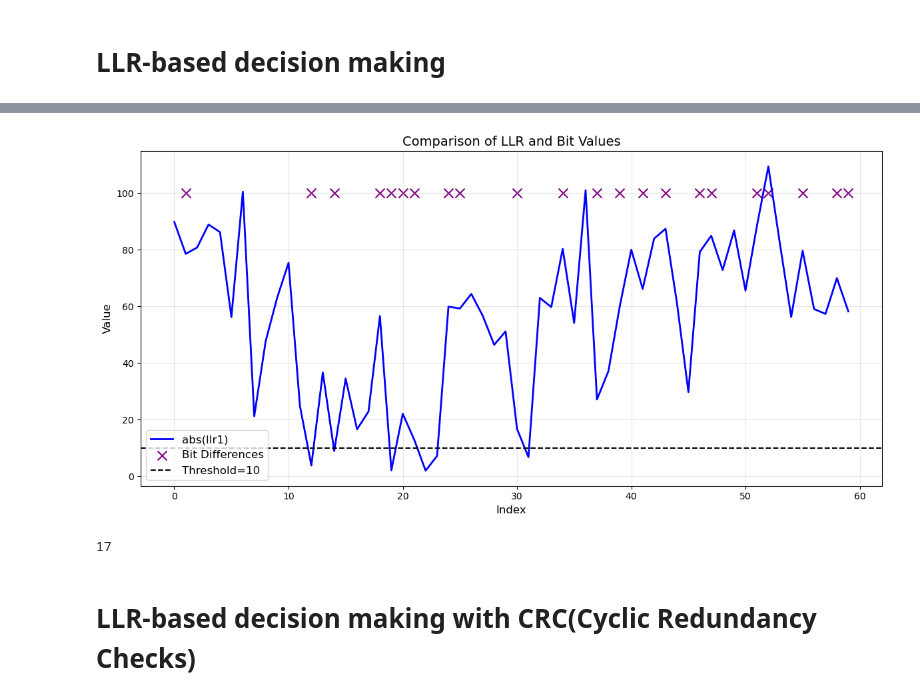
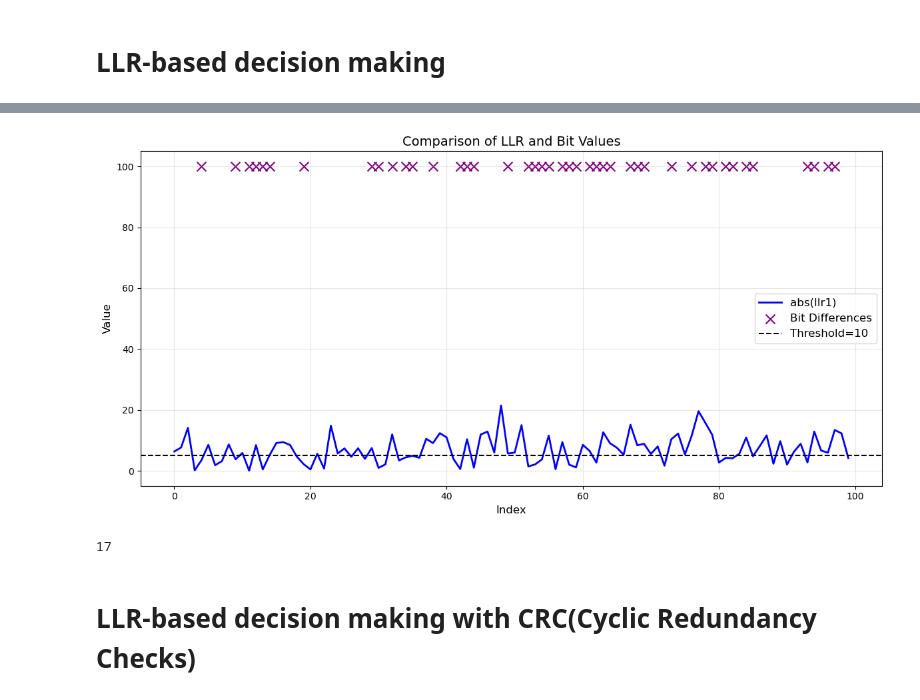
Before and after one commit to ssubrahmaniyan/wireless_channel_estimation, a Jupyter notebook: Release/Channel Prediction with LDPC/LDPC_AR.ipynb, the cells around one changed output, grey strips where cells are left out. Cells and saved outputs as stored; diff of their text form; code cells hidden in the pictures.

```diff
--- a/Release/Channel Prediction with LDPC/LDPC_AR.ipynb
+++ b/Release/Channel Prediction with LDPC/LDPC_AR.ipynb
@@ -609,13 +626,14 @@ def autoreg_simulate(Fd, Fs, channel_vals, mse_threshold, N, ebno_db, packet_siz
 # %%
 Fs = 100000  # Sampling frequency
-Fd = 1000    # Doppler frequency
+Fd = 100    # Doppler frequency
 mse_threshold = 0.1  # Threshold for MSE
 N = 100000   # Total samples
 ebno_db = 10     # Signal-to-noise ratio in dB (interpreted as Eb/N0 for coded system)
-packet_size = 30  # Bits per packet
-pilot_size = 20  # Pilot bits
-var_order = 20  # VAR model order
-initial_pilots = 22  # Initial pilots
+packet_size = 50  # Bits per packet
+pilot_size = 50  # Pilot bits
+var_order = 25  # VAR model order
+initial_pilots = 27  # Initial pilots
+channel_vals = jakes_doppler(N, 1, Fs, Fd)
 retrans_frequency, ber, data_bits1, dbar1, total_bits_ber = autoreg_simulate(Fd, Fs, channel_vals, mse_threshold, N, ebno_db, packet_size, pilot_size, var_order, initial_pilots)
 print(retrans_frequency)
 print(ber)
@@ -1167,20 +1152,20 @@ def autoreg_ldpc_simulate2(Fd, Fs, channel_vals, mse_threshold, N, ebno_db, pack
 # %%
-# Set parameters
-Fs = 100000  # Sampling frequency
-Fd = 1000    # Doppler frequency
-mse_threshold = 0.1  # Threshold for MSE
-N = 100000   # Total samples
-ebno_db = 10     # Signal-to-noise ratio in dB (interpreted as Eb/N0 for coded system)
-packet_size = 30  # Bits per packet
-pilot_size = 20  # Pilot bits
-var_order = 20  # VAR model order
-initial_pilots = 22  # Initial pilots
+# # Set parameters
+# Fs = 100000  # Sampling frequency
+# Fd = 1000    # Doppler frequency
+# mse_threshold = 0.1  # Threshold for MSE
+# N = 100000   # Total samples
+# ebno_db = 10     # Signal-to-noise ratio in dB (interpreted as Eb/N0 for coded system)
+# packet_size = 30  # Bits per packet
+# pilot_size = 20  # Pilot bits
+# var_order = 20  # VAR model order
+# initial_pilots = 22  # Initial pilots
 
-# Generate and load channels
-generate_channels_for_doppler_frequencies(Fd, Fs, N)
-with open("channels.txt", "r") as f:
-    channel_vals = [json.loads(line)[0] for line in f]
-channel_vals = np.array([complex(re, im) for re, im in channel_vals])
+# # Generate and load channels
+# generate_channels_for_doppler_frequencies(Fd, Fs, N)
+# with open("channels.txt", "r") as f:
+#     channel_vals = [json.loads(line)[0] for line in f]
+# channel_vals = np.array([complex(re, im) for re, im in channel_vals])
 # %%
 # Run simulation
 retrans_frequency, ber, llr1, re_encoded_bits1, encoded_bits1, total_bits_ber = autoreg_ldpc_simulate2(
@@ -1200,5 +1185,5 @@ Data bits: 8670
 # %%
-x = np.arange(0, 60)
+x = np.arange(0, 100)
 # Create a figure and axis
 plt.figure(figsize=(12, 6))
 # Plot the absolute LLR values
@@ -1210,35 +1195,35 @@ if isinstance(re_encoded_bits1, tf.Tensor):
 
 # Plot the original encoded bits
 if isinstance(encoded_bits1, tf.Tensor):
     encoded_bits1 = encoded_bits1.numpy()
 
 re_encoded_flat = re_encoded_bits1.flatten()[:100]
 encoded_flat = encoded_bits1.flatten()[:100]
 
 # Find points where re_encoded_bits and encoded_bits differ
 diff_indices = np.where(re_encoded_flat != encoded_flat)[0]
 
 # Plot these points at a value of 100
 if len(diff_indices) > 0:
     plt.scatter(diff_indices, np.ones_like(diff_indices) * 100,
                 color='purple', s=100, marker='x', label='Bit Differences')
 
 # Plot the constant value of 10
-plt.axhline(y=10, color='k', linestyle='--', label='Threshold=10')
+plt.axhline(y=5, color='k', linestyle='--', label='Threshold=10')
 
 # Add labels and legend
 plt.xlabel('Index', fontsize=12)
 plt.ylabel('Value', fontsize=12)
 plt.title('Comparison of LLR and Bit Values', fontsize=14)
 plt.legend(fontsize=12)
 plt.grid(True, alpha=0.3)
 
 # Show the plot
 plt.tight_layout()
 plt.show()
 print(np.sum(diff_indices<50))
 # %% [output]
-[figure, old version]
+[figure, new version]
 17
 # %%
 # Specifying certain parameters
```
Also changed, not shown: parts of 21 cells of this notebook.
